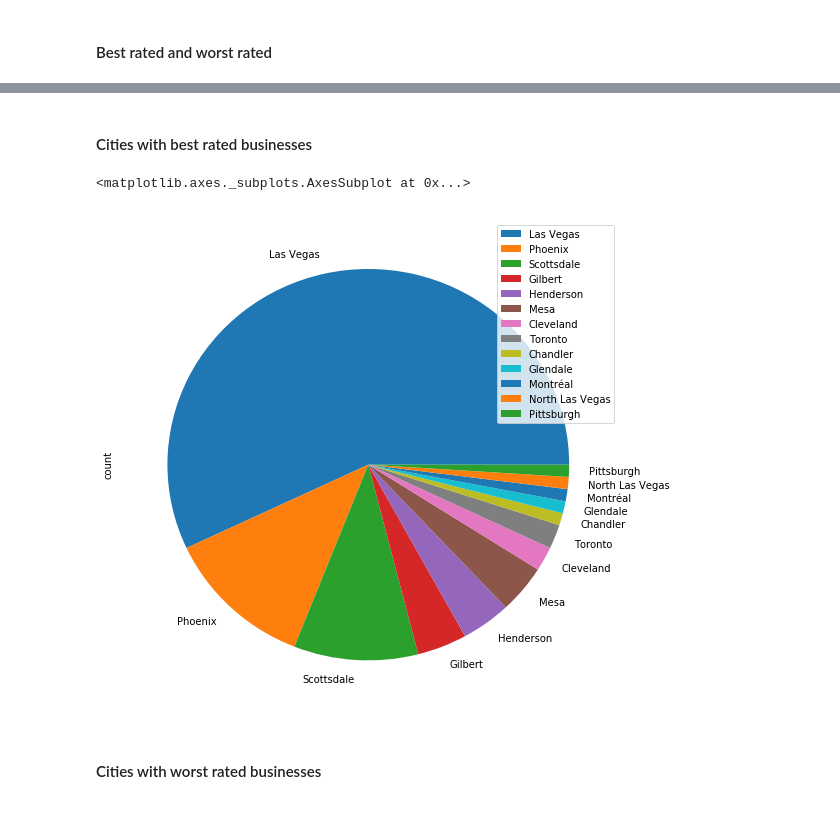
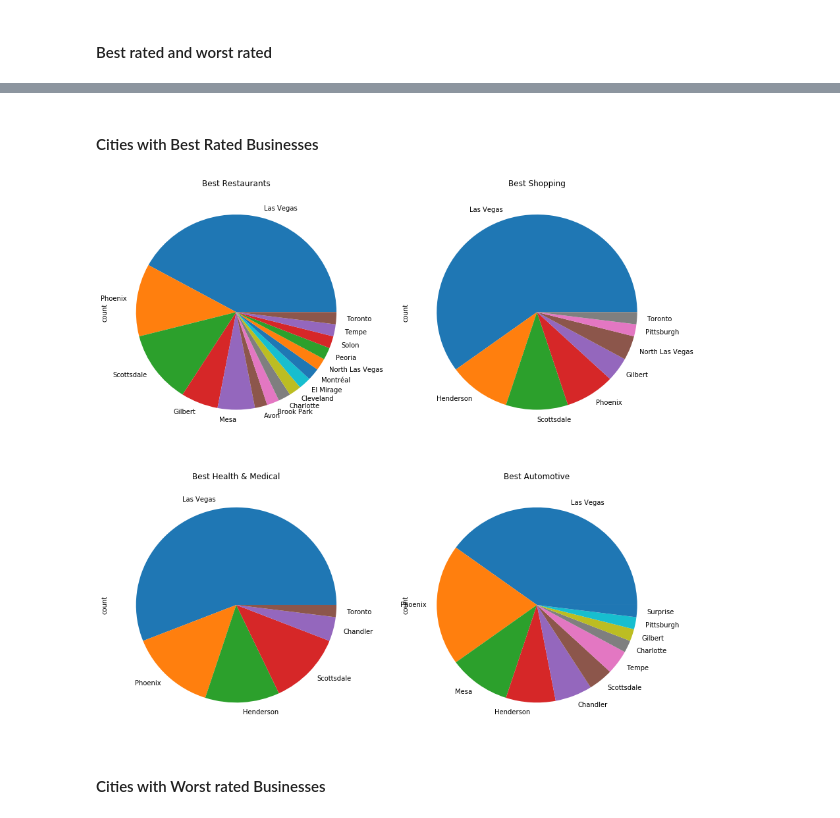
Before and after one commit to lorenzovngl/analysis-of-yelp-open-dataset, a Jupyter notebook: notebooks/best_and_worst_business.ipynb, the cells around one changed output, grey strips where cells are left out. Cells and saved outputs as stored; diff of their text form; code cells hidden in the pictures.

```diff
--- a/notebooks/best_and_worst_business.ipynb
+++ b/notebooks/best_and_worst_business.ipynb
@@ -20,0 +23,19 @@ business.json contains 209393 records, each composed by 14 columns.
+# %%
+c = []
+for el in df['categories']:
+    for cat in str(el).split(', '):
+        if cat not in c:
+            c.append(cat)
+
+categories = {}
+for cat in c:
+    categories[cat] = []
+
+for el in df.to_dict('records'):
+    if el['categories'] != None:
+        for cat in el['categories'].split(', '):
+            categories[cat].append(el['name'])
+
+categories_counts = [{'cat': cat, 'count': len(categories[cat])} for cat in categories]
+categories_counts = sorted(categories_counts, key=lambda x: x['count'], reverse=True)
+pd.DataFrame(categories_counts[:10])
@@ -62,12 +107,21 @@ for index, row in worst_rated.head(10).iterrows():
+# %% [markdown]
+#### Cities with Best Rated Businesses
+# %%
+def plot_pie(df, cat, axes):
+    cities = df.groupby(['city', 'state']).size().reset_index(name='count')
+    cities = cities.sort_values(by=['count'], ascending=False)
+    cities = cities.set_index('city')
+    axes.set_title(cat)
+    cities.plot.pie(x='city', y='count', ax=axes, legend=False)
+    return cities
+
+fig, axes = plt.subplots(nrows=2, ncols=2, figsize=(15,15))
+
+best_restaurants_cities = plot_pie(best_restaurants, "Best Restaurants", axes[0][0])
+best_shopping_cities = plot_pie(best_shopping, "Best Shopping", axes[0][1])
+best_health_cities = plot_pie(best_health, "Best Health & Medical", axes[1][0])
+best_automotive_cities = plot_pie(best_automotive, "Best Automotive", axes[1][1])
+# %% [output]
+[figure, added]
 # %% [markdown]
-#### Cities with best rated businesses
+#### Cities with Worst rated Businesses
-# %%
-best_cities = best_rated.groupby(['city', 'state']).size().reset_index(name='count')
-best_cities = best_cities.sort_values(by=['count'], ascending=False)
-best_cities = best_cities.set_index('city')
-best_cities.plot.pie(x='city', y='count', figsize=(9,9))
-# %% [output]
-<matplotlib.axes._subplots.AxesSubplot at 0x...>
-[figure, removed]
-# %% [markdown]
-#### Cities with worst rated businesses
```
Also changed, not shown: parts of 8 cells of this notebook, 2 other files.
